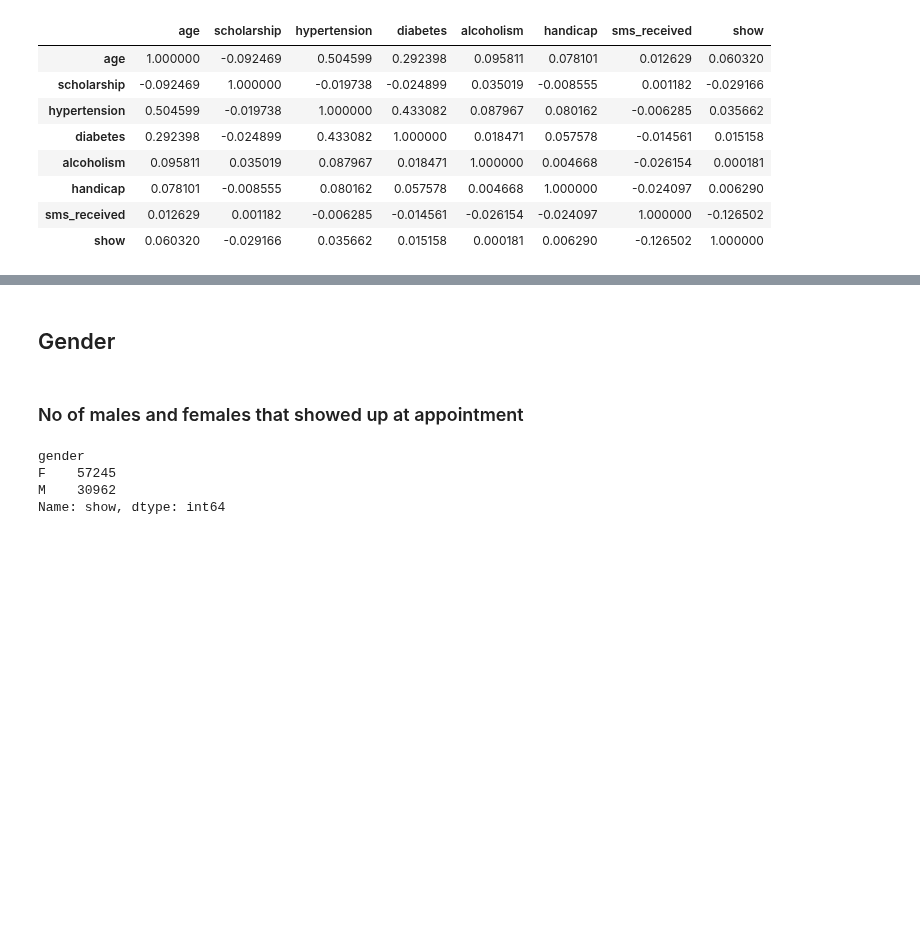
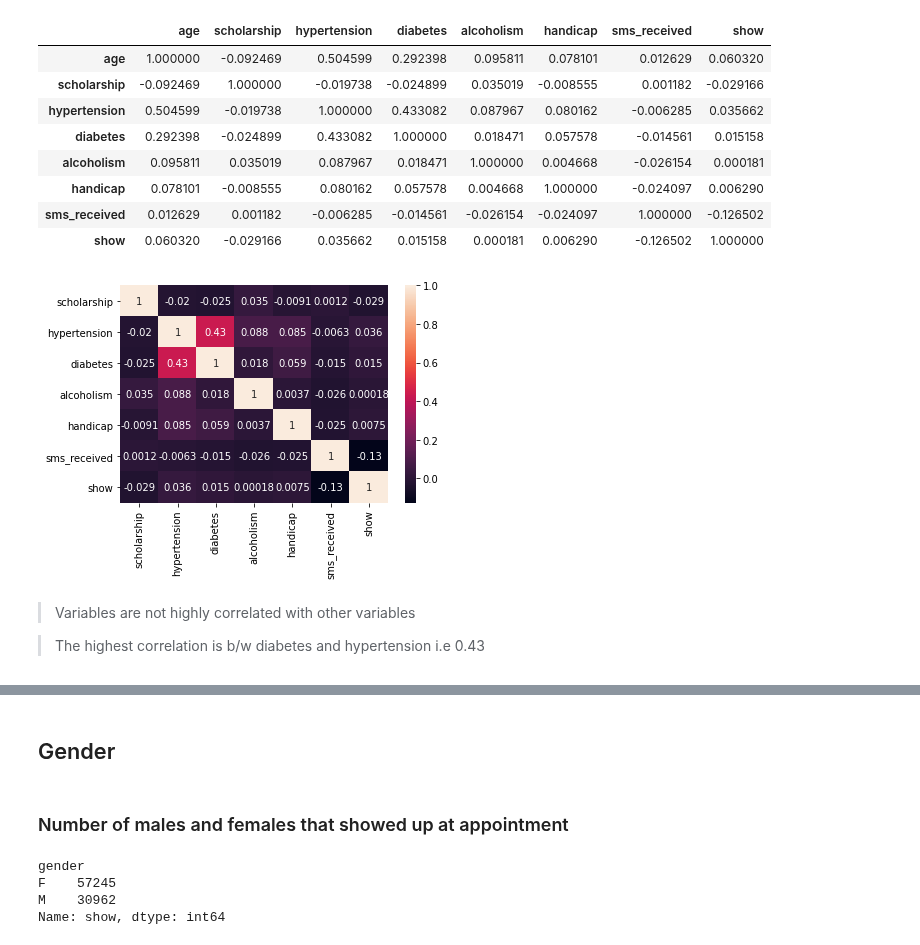
Before and after one commit to dishankkalra23/Medical-Appointment-No-Shows, a Jupyter notebook: Medical_Appointment_No_Shows.ipynb, the cells around one changed output, grey strips where cells are left out. Drawn from its saved outputs; the diff is of its cells as text; code cells hidden in the pictures; blank space fills up the shorter version.

```diff
--- a/Medical_Appointment_No_Shows.ipynb
+++ b/Medical_Appointment_No_Shows.ipynb
@@ -392,12 +409,21 @@ df.corr().iloc[2:,2:]
 | handicap | 0.078101 | -0.008555 | 0.080162 | 0.057578 | 0.004668 | 1.000000 | -0.024097 | 0.006290 |
 | sms_received | 0.012629 | 0.001182 | -0.006285 | -0.014561 | -0.026154 | -0.024097 | 1.000000 | -0.126502 |
 | show | 0.060320 | -0.029166 | 0.035662 | 0.015158 | 0.000181 | 0.006290 | -0.126502 | 1.000000 |
+# %%
+sns.heatmap(df.corr().iloc[2:,2:],annot=True)
+plt.show()
+# %% [output]
+[figure, added]
+# %% [markdown]
+> Variables are not highly correlated with other variables
+
+> The highest correlation is b/w diabetes and hypertension i.e 0.43
 # %% [markdown]
 >
 # %% [markdown]
 ## Gender
 # %% [markdown]
-### No of males and females that showed up at appointment
+### Number of males and females that showed up at appointment
 # %%
 gender_show = df.groupby('gender').show.sum()
 gender_show
```
Also changed, not shown: parts of 25 cells of this notebook.
